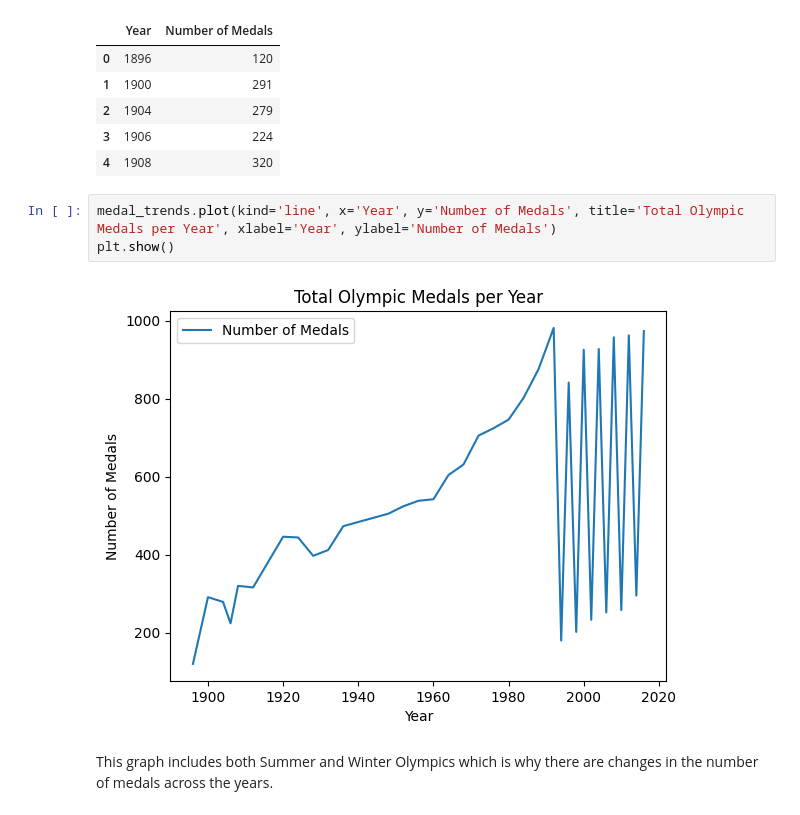
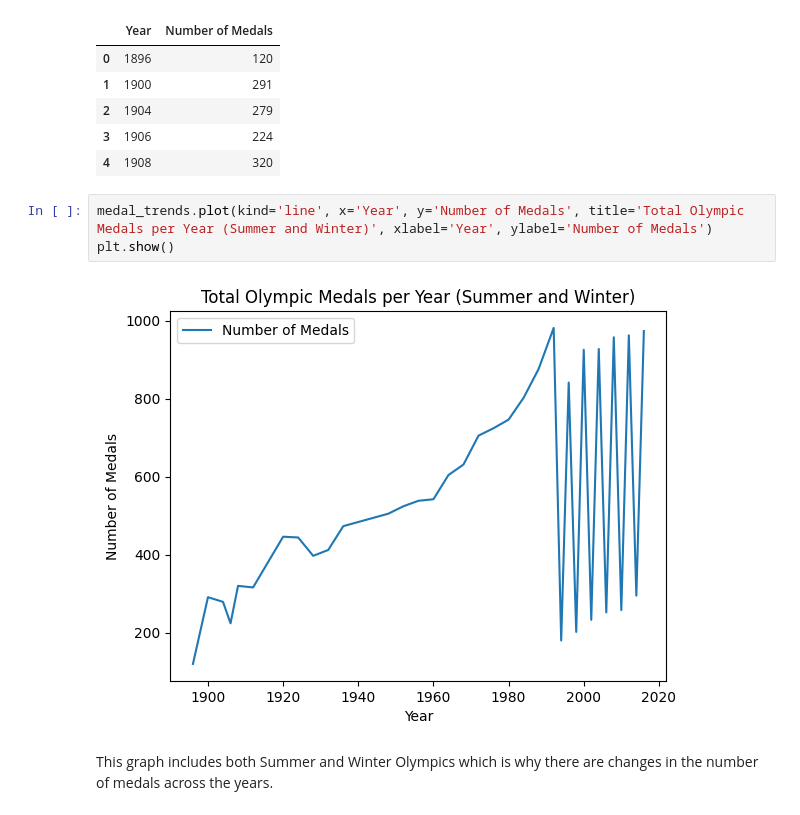
Before and after one commit to Jenushan44/olympic-performance-analyzer, a Jupyter notebook: notebooks/olympics_analysis.ipynb, the cells around one changed output. Cells and saved outputs as stored; diff of their text form.

```diff
--- a/notebooks/olympics_analysis.ipynb
+++ b/notebooks/olympics_analysis.ipynb
@@ -182,10 +178,10 @@ medal_trends.head()
 | 3 | 1906 | 224 |
 | 4 | 1908 | 320 |
 # %%
-medal_trends.plot(kind='line', x='Year', y='Number of Medals', title='Total Olympic Medals per Year', xlabel='Year', ylabel='Number of Medals')
+medal_trends.plot(kind='line', x='Year', y='Number of Medals', title='Total Olympic Medals per Year (Summer and Winter)', xlabel='Year', ylabel='Number of Medals')
 plt.show()
 # %% [output]
-[figure, old version]
+[figure, new version]
 # %% [markdown]
 This graph includes both Summer and Winter Olympics which is why there are changes in the number of medals across the years.
 # %% [markdown]
```
Also changed, not shown: parts of 8 cells of this notebook, 5 other files.
